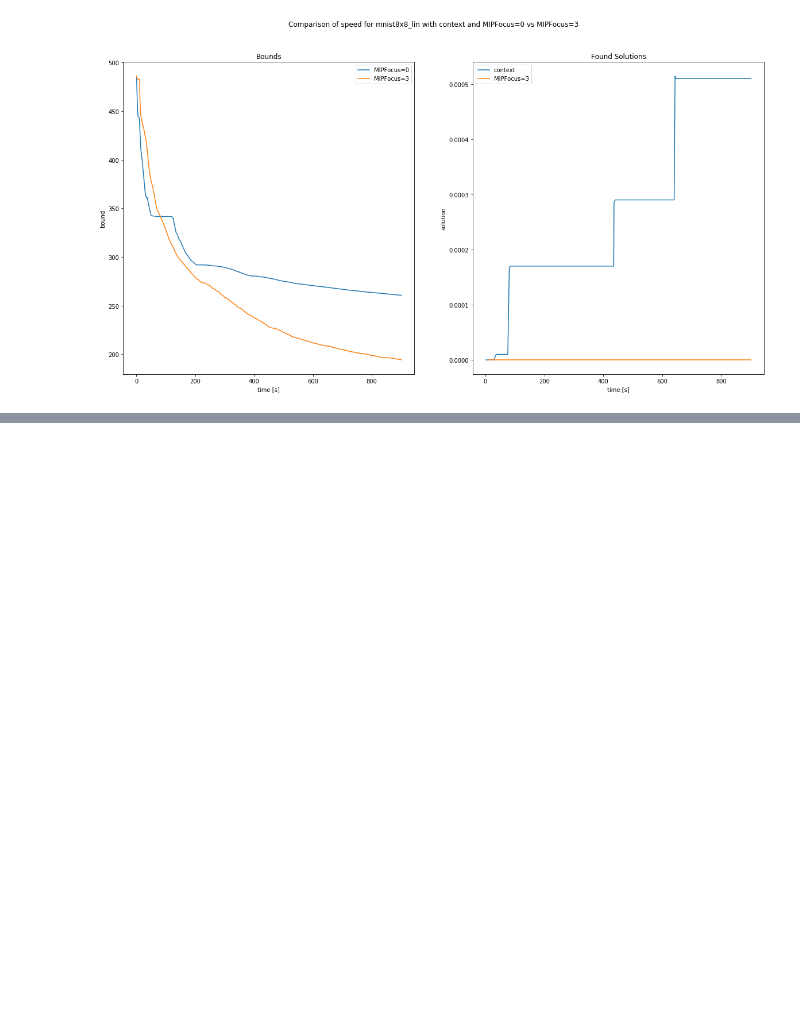
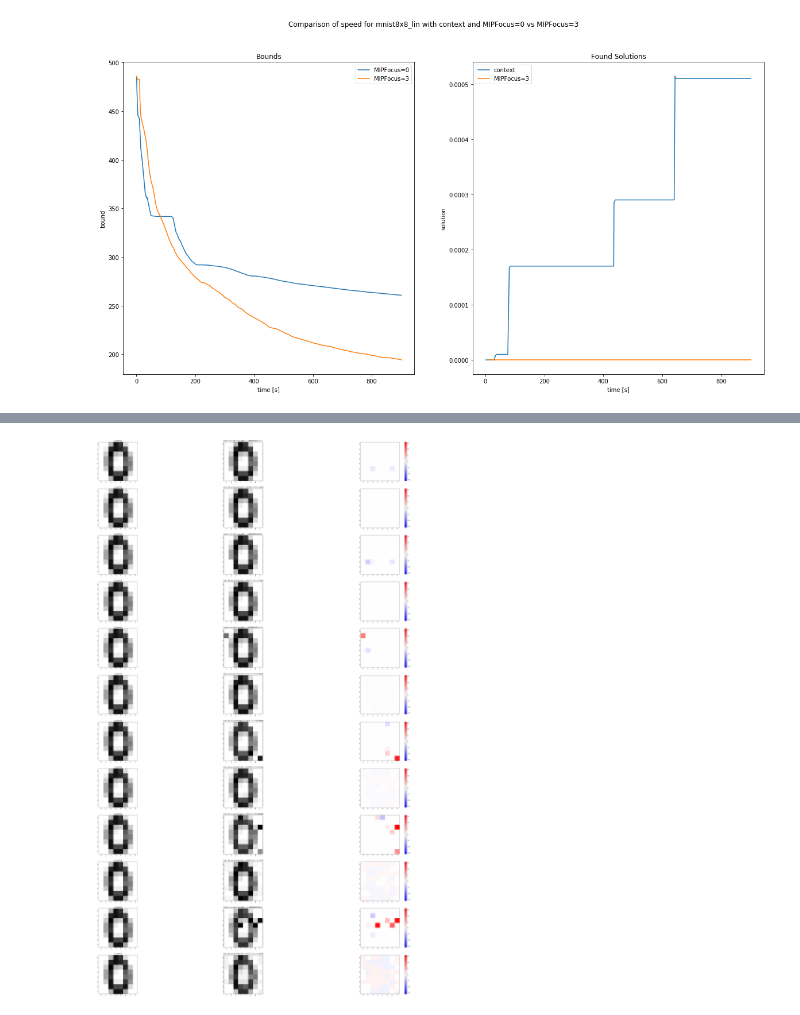
Before and after one commit to phK3/NNEquivalence, a Jupyter notebook: Evaluation/LogAnalysis.ipynb, the cells around one changed output, grey strips where cells are left out. Cells and saved outputs as stored; diff of their text form; code cells hidden in the pictures; blank space fills up the shorter version.

Commit message:
Clustering results updated

```diff
--- a/Evaluation/LogAnalysis.ipynb
+++ b/Evaluation/LogAnalysis.ipynb
@@ -231,0 +259,31 @@ plt.show()
+# %%
+# centroid of the 0 cluster
+center = np.array([[0, 0, 4, 13, 11, 2, 0, 0],
+                    [0, 1, 12, 13, 12, 10, 0, 0],
+                    [0, 3, 14, 4, 3, 12, 3, 0],
+                    [0, 5, 12, 1, 0, 9, 6, 0],
+                    [0, 5, 11, 0, 0, 8, 7, 0],
+                    [0, 3, 13, 1, 1, 11, 6, 0],
+                    [0, 0, 13, 10, 10, 13, 2, 0],
+                    [0, 0, 4, 13, 13, 5, 0, 0]])
+
+ins = load_norm_inputs()
+
+fig, axs = plt.subplots(len(ins), 3, figsize=(50,80))
+
+for i in range(len(ins)):
+    name, inimg = ins[i]
+    img = np.array(inimg).reshape(8,8)
+    diff = np.subtract(img , center)
+
+    axs[i, 0].imshow(center, interpolation='nearest', cmap=plt.cm.binary)
+    axs[i, 0].set_title('0 centroid')
+    axs[i, 1].imshow(img, interpolation='nearest', cmap=plt.cm.binary)
+    axs[i, 1].set_title(name)
+    cb = axs[i, 2].imshow(diff, interpolation='nearest', cmap='bwr', vmin=-16, vmax=16)
+
+    fig.colorbar(cb, ax=axs[i, 2])
+
+fig.show()
+# %% [output]
+[figure, added]
```
Also changed, not shown: parts of 8 cells of this notebook.
